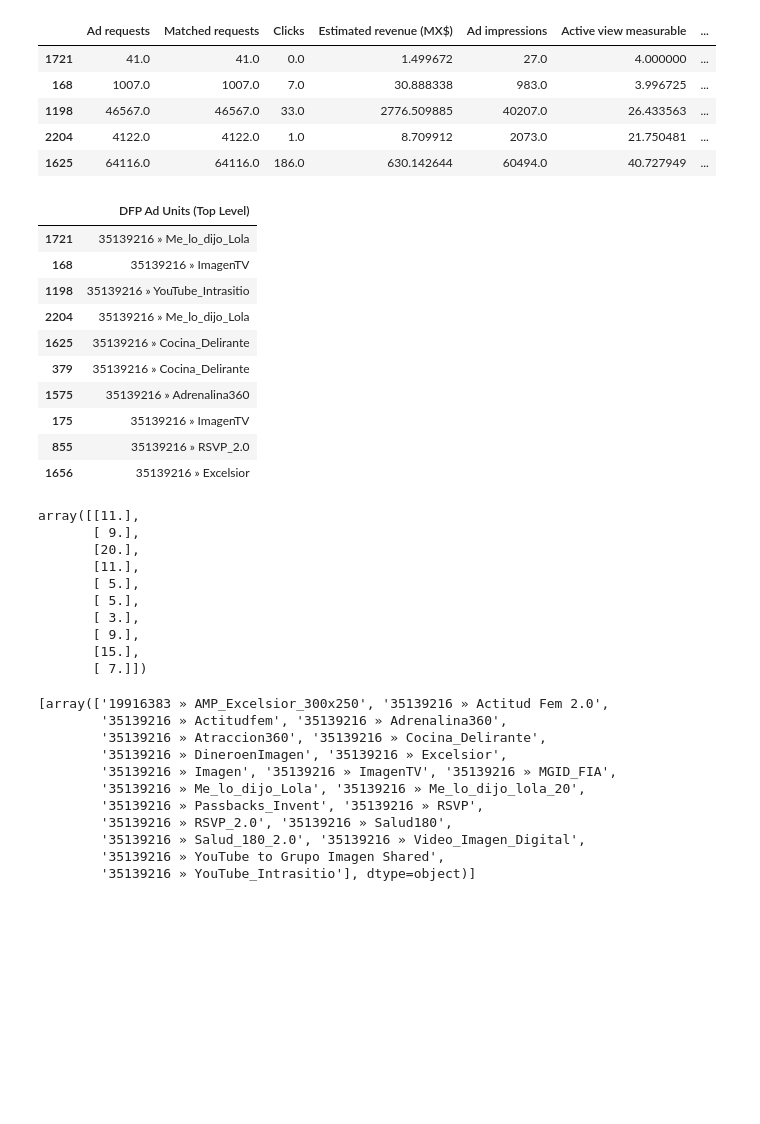
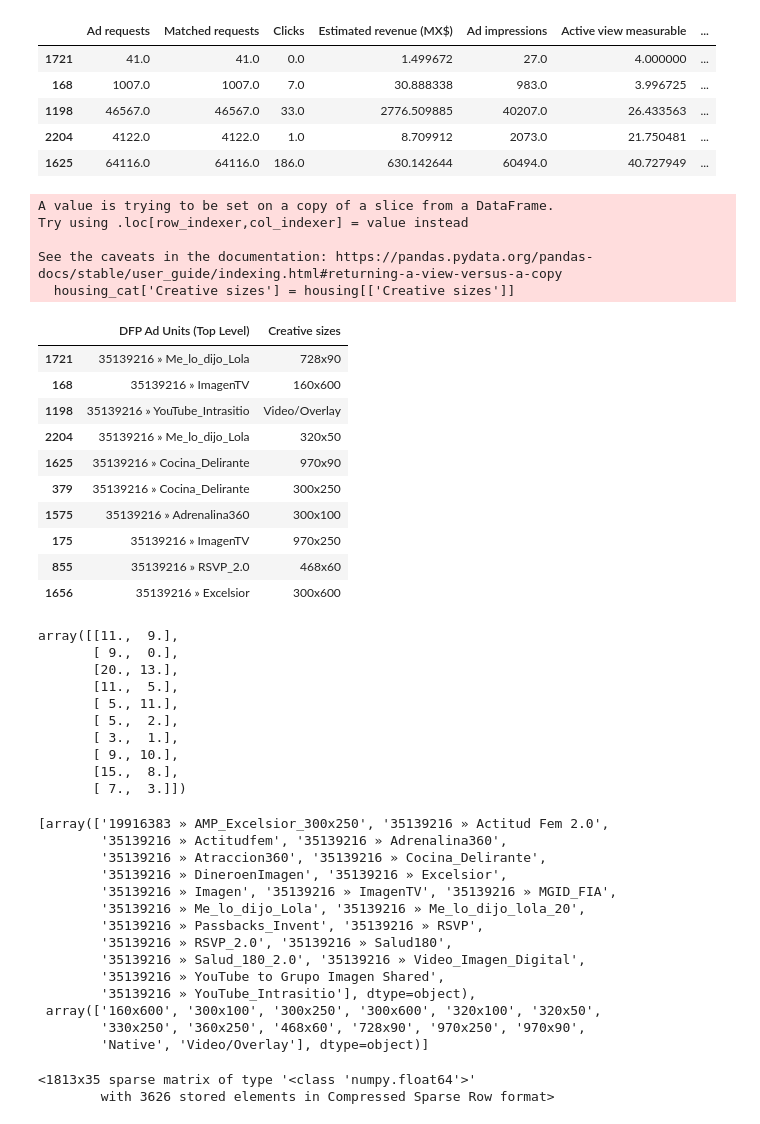
Before and after one commit to aaronjdigital/mlidigital, a Jupyter notebook: ML Reglas de Precio.ipynb, the cells around one changed output. Saved outputs shown, nothing was run; the diff lists cells and outputs as text; code cells hidden in the pictures; blank space fills up the shorter version.

```diff
--- a/ML Reglas de Precio.ipynb
+++ b/ML Reglas de Precio.ipynb
@@ -279,19 +279,25 @@ housing_tr.head()
 | 1625 | 64116.0 | 64116.0 | 186.0 | 630.142644 | 60494.0 | 40.727949 | ... |
 # %%
 housing_cat = housing[['DFP Ad Units (Top Level)']]
+housing_cat['Creative sizes'] = housing[['Creative sizes']]
 housing_cat.head(10)
 # %% [output]
+A value is trying to be set on a copy of a slice from a DataFrame.
+Try using .loc[row_indexer,col_indexer] = value instead
+
+See the caveats in the documentation: https://pandas.pydata.org/pandas-docs/stable/user_guide/indexing.html#returning-a-view-versus-a-copy
+  housing_cat['Creative sizes'] = housing[['Creative sizes']]
-|  | DFP Ad Units (Top Level) |
-| 1721 | 35139216 » Me_lo_dijo_Lola |
-| 168 | 35139216 » ImagenTV |
-| 1198 | 35139216 » YouTube_Intrasitio |
-| 2204 | 35139216 » Me_lo_dijo_Lola |
-| 1625 | 35139216 » Cocina_Delirante |
-| 379 | 35139216 » Cocina_Delirante |
-| 1575 | 35139216 » Adrenalina360 |
-| 175 | 35139216 » ImagenTV |
-| 855 | 35139216 » RSVP_2.0 |
-| 1656 | 35139216 » Excelsior |
+|  | DFP Ad Units (Top Level) | Creative sizes |
+| 1721 | 35139216 » Me_lo_dijo_Lola | 728x90 |
+| 168 | 35139216 » ImagenTV | 160x600 |
+| 1198 | 35139216 » YouTube_Intrasitio | Video/Overlay |
+| 2204 | 35139216 » Me_lo_dijo_Lola | 320x50 |
+| 1625 | 35139216 » Cocina_Delirante | 970x90 |
+| 379 | 35139216 » Cocina_Delirante | 300x250 |
+| 1575 | 35139216 » Adrenalina360 | 300x100 |
+| 175 | 35139216 » ImagenTV | 970x250 |
+| 855 | 35139216 » RSVP_2.0 | 468x60 |
+| 1656 | 35139216 » Excelsior | 300x600 |
 # %%
 try:
     from sklearn.preprocessing import OrdinalEncoder
@@ -302,16 +308,16 @@ ordinal_encoder = OrdinalEncoder()
 housing_cat_encoded = ordinal_encoder.fit_transform(housing_cat)
 housing_cat_encoded[:10]
 # %% [output]
-array([[11.],
-       [ 9.],
-       [20.],
-       [11.],
-       [ 5.],
-       [ 5.],
-       [ 3.],
-       [ 9.],
-       [15.],
-       [ 7.]])
+array([[11.,  9.],
+       [ 9.,  0.],
+       [20., 13.],
+       [11.,  5.],
+       [ 5., 11.],
+       [ 5.,  2.],
+       [ 3.,  1.],
+       [ 9., 10.],
+       [15.,  8.],
+       [ 7.,  3.]])
 # %%
 ordinal_encoder.categories_
 # %% [output]
@@ -325,4 +331,20 @@ ordinal_encoder.categories_
         '35139216 » RSVP_2.0', '35139216 » Salud180',
         '35139216 » Salud_180_2.0', '35139216 » Video_Imagen_Digital',
         '35139216 » YouTube to Grupo Imagen Shared',
-        '35139216 » YouTube_Intrasitio'], dtype=object)]
+        '35139216 » YouTube_Intrasitio'], dtype=object),
+ array(['160x600', '300x100', '300x250', '300x600', '320x100', '320x50',
+        '330x250', '360x250', '468x60', '728x90', '970x250', '970x90',
+        'Native', 'Video/Overlay'], dtype=object)]
+# %%
+try:
+    from sklearn.preprocessing import OrdinalEncoder # just to raise an ImportError if Scikit-Learn < 0.20
+    from sklearn.preprocessing import OneHotEncoder
+except ImportError:
+    from future_encoders import OneHotEncoder # Scikit-Learn < 0.20
+
+cat_encoder = OneHotEncoder()
+housing_cat_1hot = cat_encoder.fit_transform(housing_cat)
+housing_cat_1hot
+# %% [output]
+<1813x35 sparse matrix of type '<class 'numpy.float64'>'
+        with 3626 stored elements in Compressed Sparse Row format>
```
Also changed, not shown: parts of 12 cells of this notebook.
